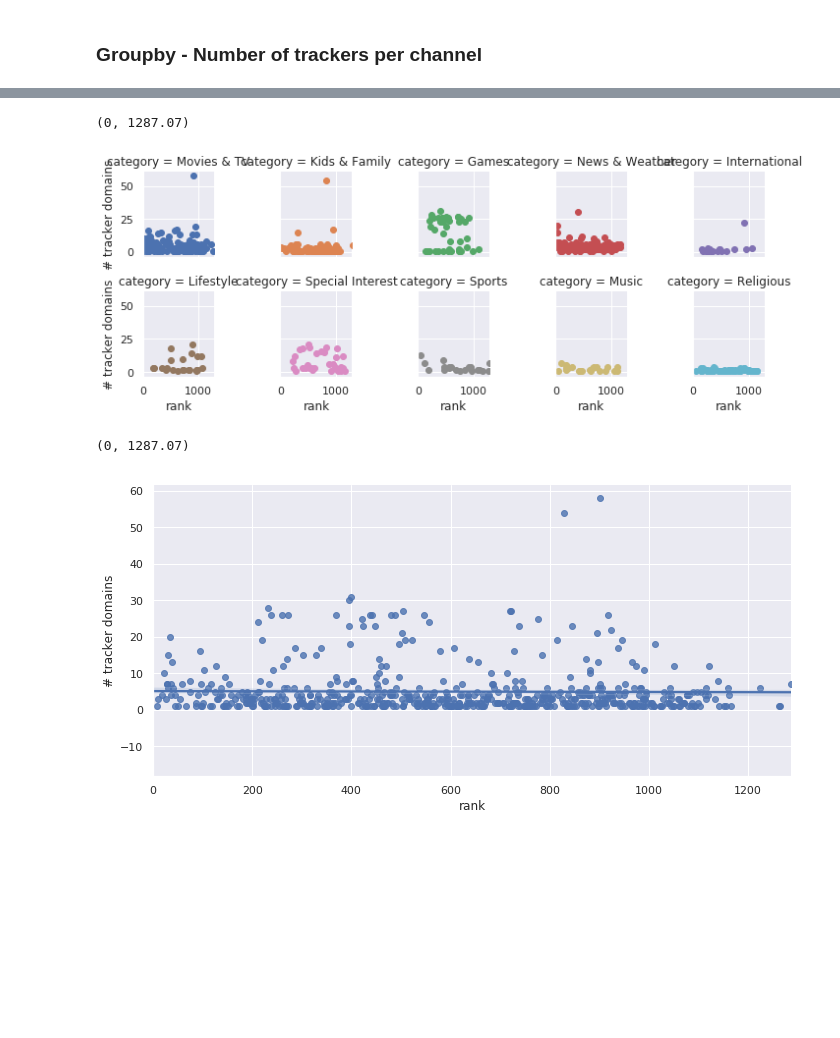
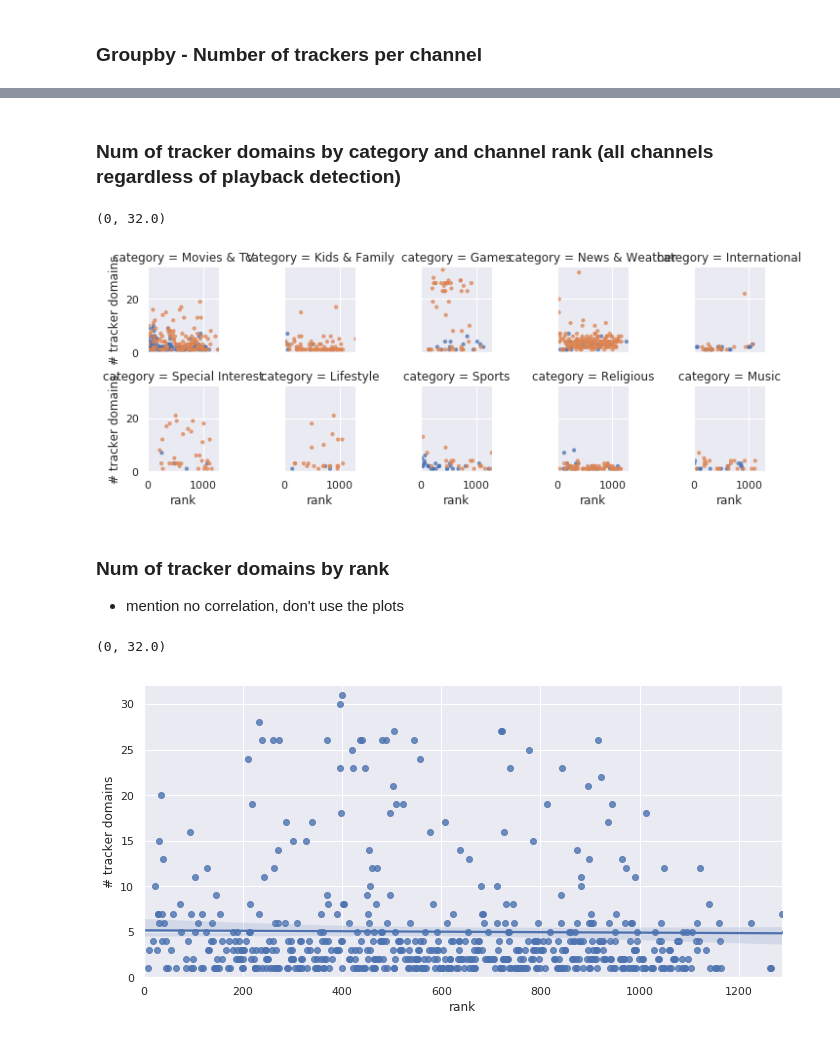
Before and after one commit to citp/ott-tracking, a Jupyter notebook: src/analysis/notebooks/1k-plot.ipynb, the cells around one changed output, grey strips where cells are left out. Drawn from its saved outputs; the diff is of its cells as text; code cells hidden in the pictures; blank space fills up the shorter version.

Commit message:
Update the 1K plot.

```diff
--- a/src/analysis/notebooks/1k-plot.ipynb
+++ b/src/analysis/notebooks/1k-plot.ipynb
@@ -52,6 +55,10 @@ playback_top_ten_blocked = playback_top_ten[playback_top_ten.adblocked]
 # %% [markdown]
 ### Groupby - Number of trackers per channel
 # %%
-df = playback_top_ten_blocked.drop_duplicates(subset=["channel_name", "domain"]).\
+playback_grouped = playback_top_ten_blocked.drop_duplicates(subset=["channel_name", "domain"]).\
     groupby(["channel_id", "category", "rank"]).size().reset_index(name="# tracker domains").\
     sort_values(by=['# tracker domains'], ascending=False)
+
+roku_grouped = roku_top_ten_blocked.drop_duplicates(subset=["channel_name", "domain"]).\
+    groupby(["channel_id", "category", "rank", "playback"]).size().reset_index(name="# tracker domains").\
+    sort_values(by=['# tracker domains'], ascending=False)
@@ -57,0 +67,5 @@ df = playback_top_ten_blocked.drop_duplicates(subset=["channel_name", "domain"])
+# %%
+sns.set(rc={'figure.figsize':(12,8)}, style="darkgrid")
+sns.set(font_scale = 1)
+ax = sns.boxplot(x="category", y="# tracker domains", data=playback_grouped)
+plt.savefig('playback_category_n_tracker_domains_boxplot.pdf')
@@ -64,13 +89,21 @@ ax = sns.boxplot(x="category", y="# tracker domains", data=df)
+# %% [markdown]
+### Num of tracker domains by category and channel rank (all channels regardless of playback detection)
 # %%
-g = sns.FacetGrid(df, col="category", col_wrap=5, height=2, hue="category")
-g.map(plt.scatter, "rank", "# tracker domains")
+g = sns.FacetGrid(roku_grouped, col="category", col_wrap=5, height=2, hue="playback")
+g.map(plt.scatter, "rank", "# tracker domains", alpha=.7, sizes=(10, 10))
 plt.xlim(0, df['rank'].quantile(0.99))  # set x lim to 99th quantile
+plt.ylim(0, df['# tracker domains'].quantile(0.99)+5)  # set x lim to 99th quantile
 # %% [output]
-(0, 1287.07)
+(0, 32.0)
-[figure, old version]
+[figure, new version]
+# %% [markdown]
+### Num of tracker domains by rank
+- mention no correlation, don't use the plots
 # %%
+df = playback_grouped
 sns.lmplot(x="rank", y="# tracker domains", data=df, size=5, aspect=2)
 plt.xlim(0, df['rank'].quantile(0.99))  # set x lim to 99th quantile
+plt.ylim(0, df['# tracker domains'].quantile(0.99)+5)  # set x lim to 99th quantile
 # %% [output]
-(0, 1287.07)
+(0, 32.0)
-[figure, old version]
+[figure, new version]
```
Also changed, not shown: parts of 12 cells of this notebook.
